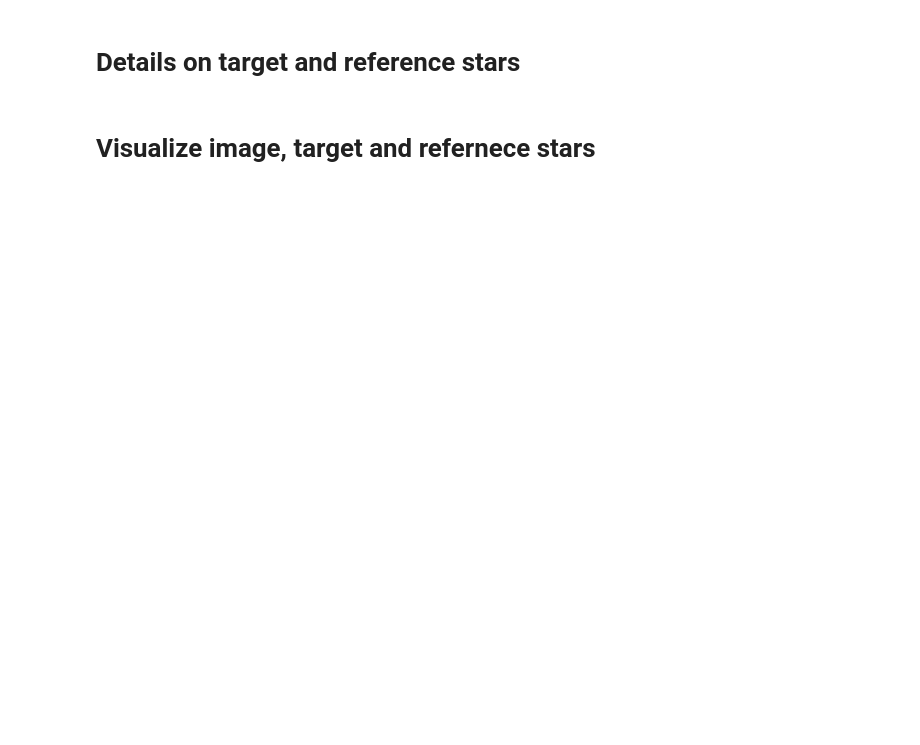
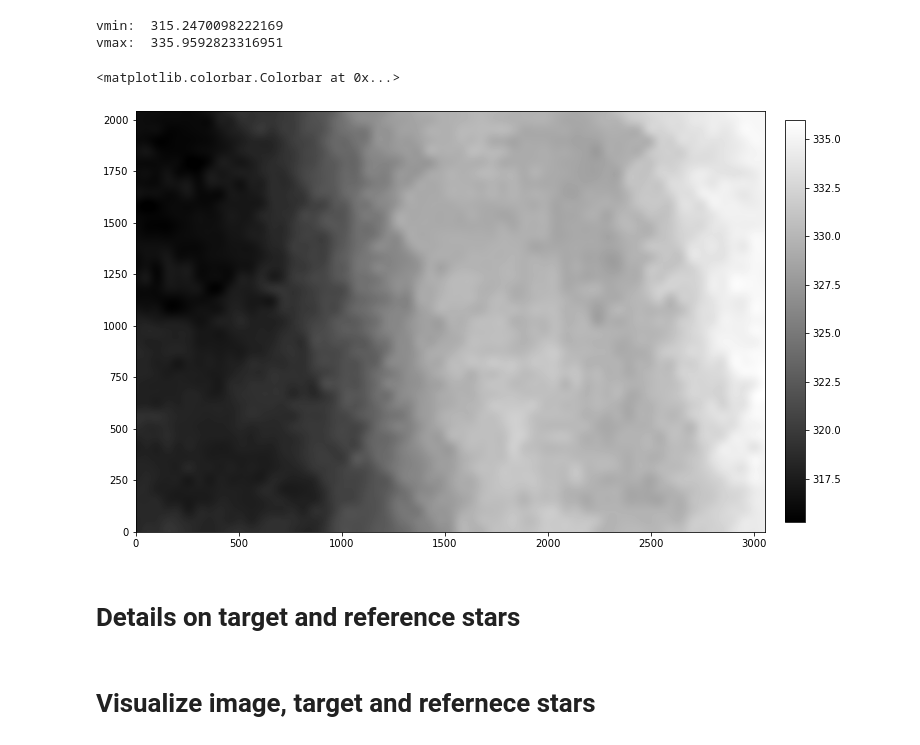
Before and after one commit to jielaizhang/pasea, a Jupyter notebook: LCO/student_workbooks/Student_Workbook_1_SingleExposure.ipynb, the cells around one changed output. Drawn from its saved outputs; the diff is of its cells as text; code cells hidden in the pictures; blank space fills up the shorter version.

```diff
--- a/LCO/student_workbooks/Student_Workbook_1_SingleExposure.ipynb
+++ b/LCO/student_workbooks/Student_Workbook_1_SingleExposure.ipynb
@@ -73,0 +161,14 @@ plt.scatter(xcoord_target,ycoord_target,marker='o',
+# %%
+# Sigma clip bright obvious things to avoid biasing the background estimate
+sigma_clip    = SigmaClip(sigma=3.)
+
+# Apply the SExtractor algorithm to our estimation
+bkg_estimator = SExtractorBackground()
+bkg           = Background2D(   sci_data, (50, 50),
+                                filter_size=(3, 3),
+                                sigma_clip=sigma_clip,
+                                bkg_estimator=bkg_estimator )
+
+# Now let's subtract the background from the data
+# The background that Source Extractor calculated is stored in the variable bkg.background.
+sci_bkg = sci_data - bkg.background
@@ -74,3 +179,20 @@ plt.scatter(xcoord_target,ycoord_target,marker='o',
+# %%
+# Show the background to see what it looks like
+
+interval = ZScaleInterval()
+vmin = interval.get_limits(bkg.background)[0]
+vmax = interval.get_limits(bkg.background)[1]
+print('vmin: ',vmin)
+print('vmax: ',vmax)
+
+figure = plt.figure(figsize=(12,24))
+im = plt.imshow(bkg.background, vmin=vmin, vmax=vmax, origin='lower', cmap='gray')
+plt.colorbar(im,fraction=0.03, pad=0.03)
+# %% [output]
+vmin:  315.2470098222169
+vmax:  335.9592823316951
+<matplotlib.colorbar.Colorbar at 0x...>
+[figure, added]
 # %% [markdown]
 # Details on target and reference stars
 # %%
```
Also changed, not shown: parts of 18 cells of this notebook, 1 other file.
